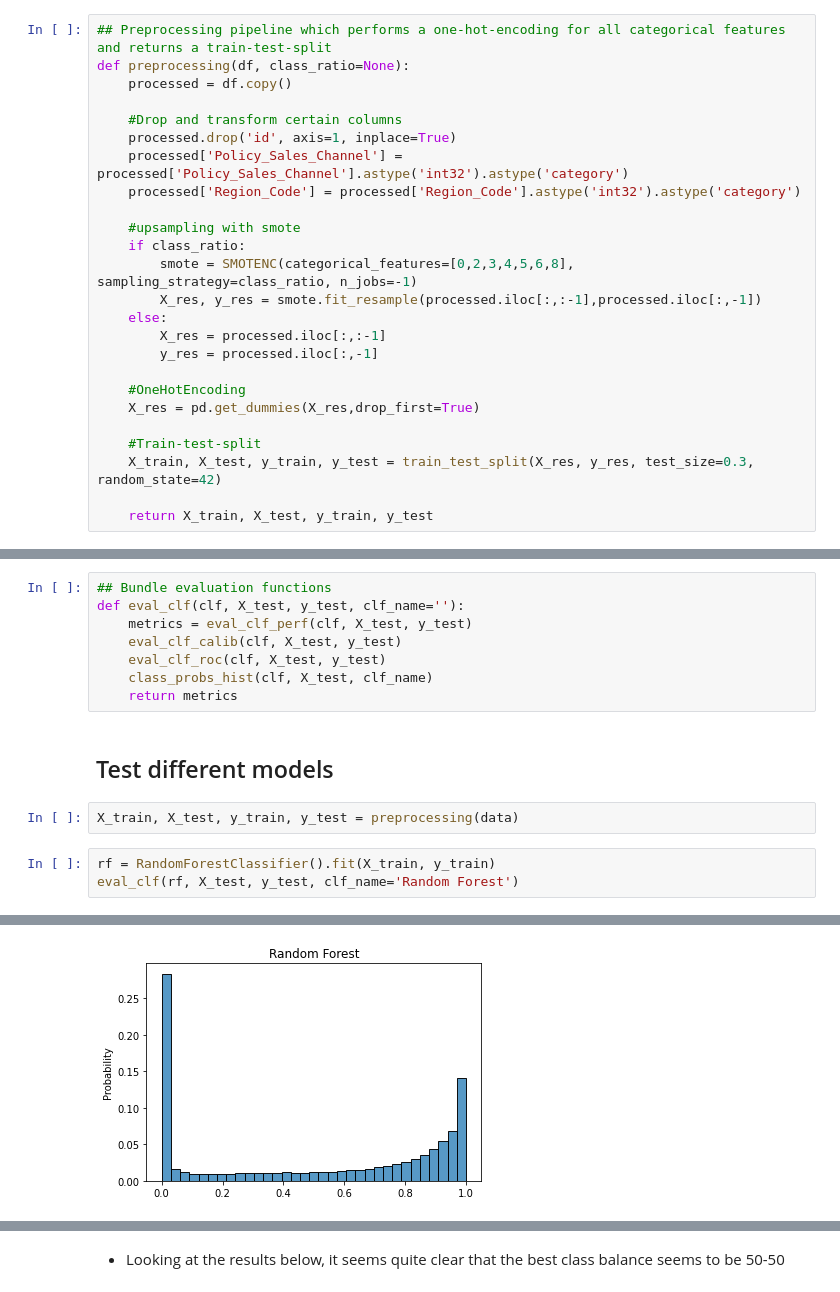
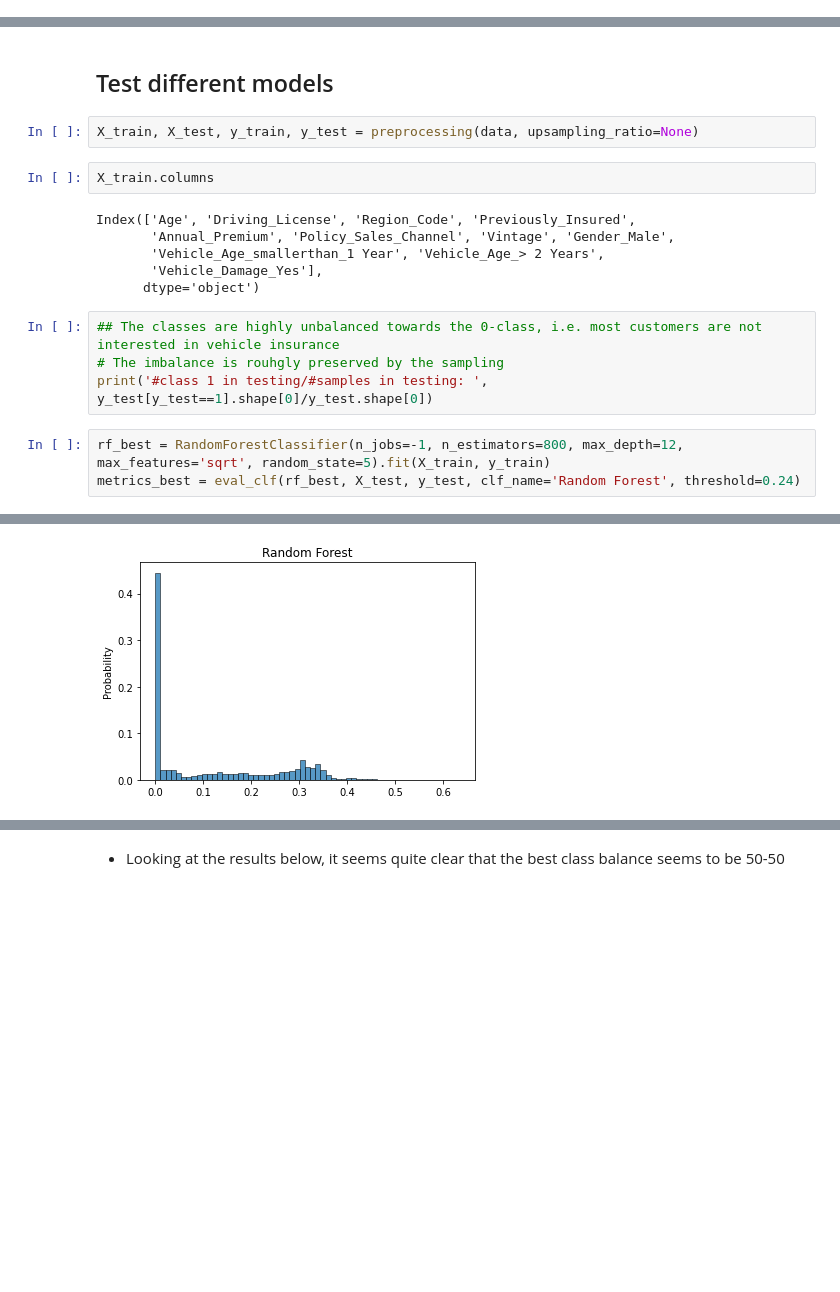
Before and after one commit to Johannes-Gross/business-analytics, a Jupyter notebook: insurance-jg.ipynb, the cells around one changed output, grey strips where cells are left out. Cells and saved outputs as stored; diff of their text form; blank space fills up the shorter version.

```diff
--- a/insurance-jg.ipynb
+++ b/insurance-jg.ipynb
@@ -34,25 +61,0 @@ print('#class1/#class0: ', data[data['Response']==1].shape[0]/data[data['Respons
-# %%
-## Preprocessing pipeline which performs a one-hot-encoding for all categorical features and returns a train-test-split
-def preprocessing(df, class_ratio=None):
-    processed = df.copy()
-
-    #Drop and transform certain columns
-    processed.drop('id', axis=1, inplace=True)
-    processed['Policy_Sales_Channel'] = processed['Policy_Sales_Channel'].astype('int32').astype('category')
-    processed['Region_Code'] = processed['Region_Code'].astype('int32').astype('category')
-
-    #upsampling with smote
-    if class_ratio:
-        smote = SMOTENC(categorical_features=[0,2,3,4,5,6,8], sampling_strategy=class_ratio, n_jobs=-1)
-        X_res, y_res = smote.fit_resample(processed.iloc[:,:-1],processed.iloc[:,-1])
-    else:
-        X_res = processed.iloc[:,:-1]
-        y_res = processed.iloc[:,-1]
-
-    #OneHotEncoding
-    X_res = pd.get_dummies(X_res,drop_first=True)
-
-    #Train-test-split
-    X_train, X_test, y_train, y_test = train_test_split(X_res, y_res, test_size=0.3, random_state=42)
-
-    return X_train, X_test, y_train, y_test
@@ -97,16 +62,20 @@ def class_probs_hist(clf, X_test, clf_name=''):
-# %%
-## Bundle evaluation functions
-def eval_clf(clf, X_test, y_test, clf_name=''):
-    metrics = eval_clf_perf(clf, X_test, y_test)
-    eval_clf_calib(clf, X_test, y_test)
-    eval_clf_roc(clf, X_test, y_test)
-    class_probs_hist(clf, X_test, clf_name)
-    return metrics
 # %% [markdown]
 <h2>Test different models</h2>
 # %%
-X_train, X_test, y_train, y_test = preprocessing(data)
+X_train, X_test, y_train, y_test = preprocessing(data, upsampling_ratio=None)
+# %%
+X_train.columns
+# %% [output]
+Index(['Age', 'Driving_License', 'Region_Code', 'Previously_Insured',
+       'Annual_Premium', 'Policy_Sales_Channel', 'Vintage', 'Gender_Male',
+       'Vehicle_Age_smallerthan_1 Year', 'Vehicle_Age_> 2 Years',
+       'Vehicle_Damage_Yes'],
+      dtype='object')
+# %%
+## The classes are highly unbalanced towards the 0-class, i.e. most customers are not interested in vehicle insurance
+# The imbalance is rouhgly preserved by the sampling
+print('#class 1 in testing/#samples in testing: ', y_test[y_test==1].shape[0]/y_test.shape[0])
 # %%
-rf = RandomForestClassifier().fit(X_train, y_train)
-eval_clf(rf, X_test, y_test, clf_name='Random Forest')
+rf_best = RandomForestClassifier(n_jobs=-1, n_estimators=800, max_depth=12, max_features='sqrt', random_state=5).fit(X_train, y_train)
+metrics_best = eval_clf(rf_best, X_test, y_test, clf_name='Random Forest', threshold=0.24)
 # %% [output]
@@ -119 +90 @@ F-score: 0.8698764258555134
-[figure, old version]
+[figure, new version]
```
Also changed, not shown: parts of 50 cells of this notebook, 3 other files.
